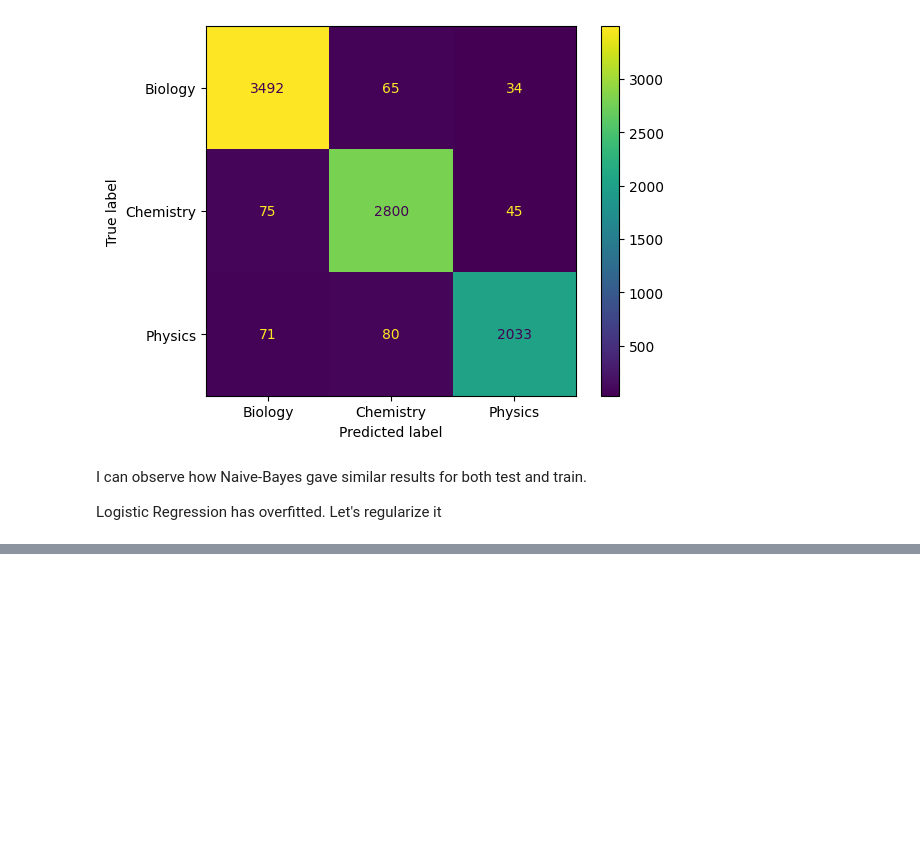
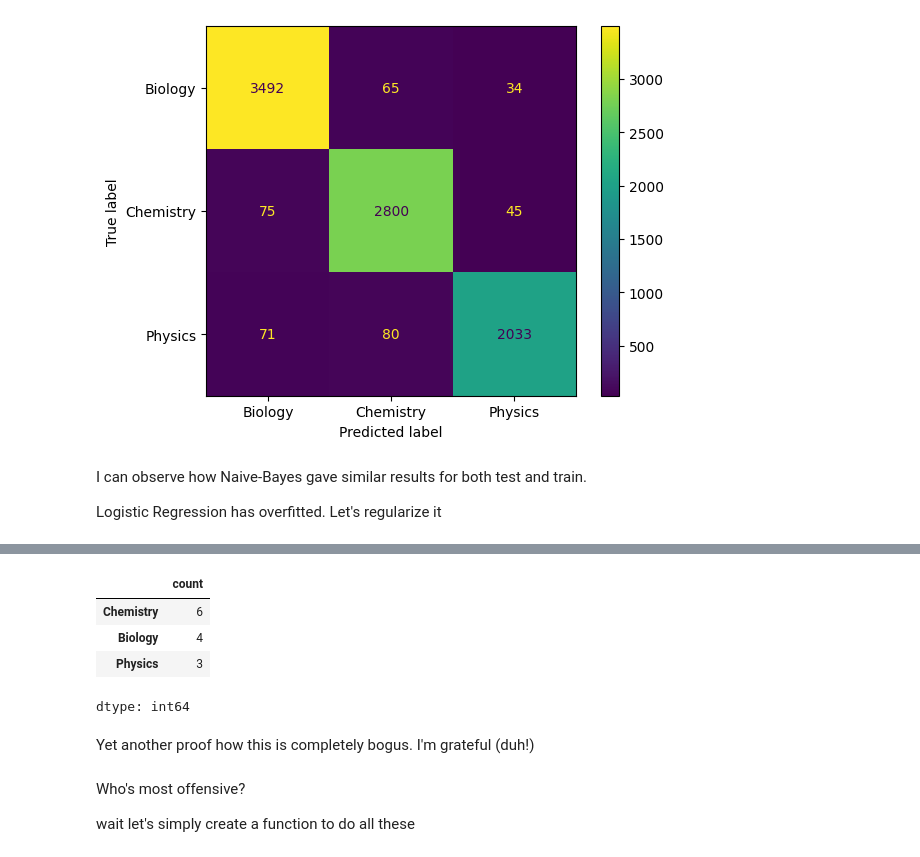
Before and after one commit to I-am-Sakthivel/phy_chem_bio, a Jupyter notebook: phy_chem_bio.ipynb, the cells around one changed output, grey strips where cells are left out. Drawn from its saved outputs; the diff is of its cells as text; code cells hidden in the pictures; blank space fills up the shorter version.

```diff
--- a/phy_chem_bio.ipynb
+++ b/phy_chem_bio.ipynb
@@ -377,0 +584,6 @@ for i in [1e-4,1e-3,1e-2]:
+# %%
+flds=[]
+for i in range(len(X_list)):
+  if X_list[i].lower() in 'thank you!':
+    print(X_list[i])
+    flds.append(y_train[i])
@@ -377,0 +604,14 @@ for i in [1e-4,1e-3,1e-2]:
+# %%
+(pd.Series(flds)).value_counts()
+# %% [output]
+|  | count |
+| Chemistry | 6 |
+| Biology | 4 |
+| Physics | 3 |
+dtype: int64
+# %% [markdown]
+Yet another proof how this is completely bogus. I'm grateful (duh!)
+# %% [markdown]
+Who's most offensive?
+
+wait let's simply create a function to do all these
```
Also changed, not shown: parts of 40 cells of this notebook.
